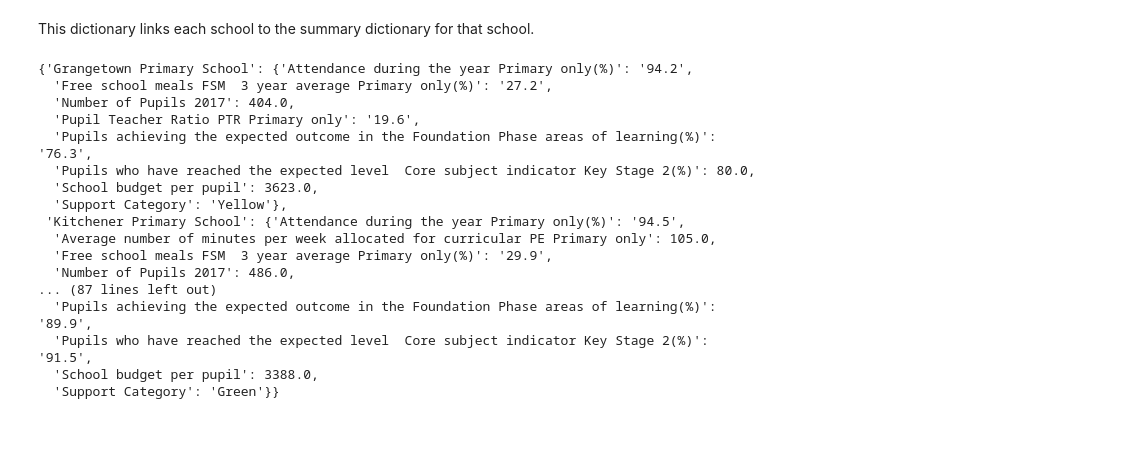
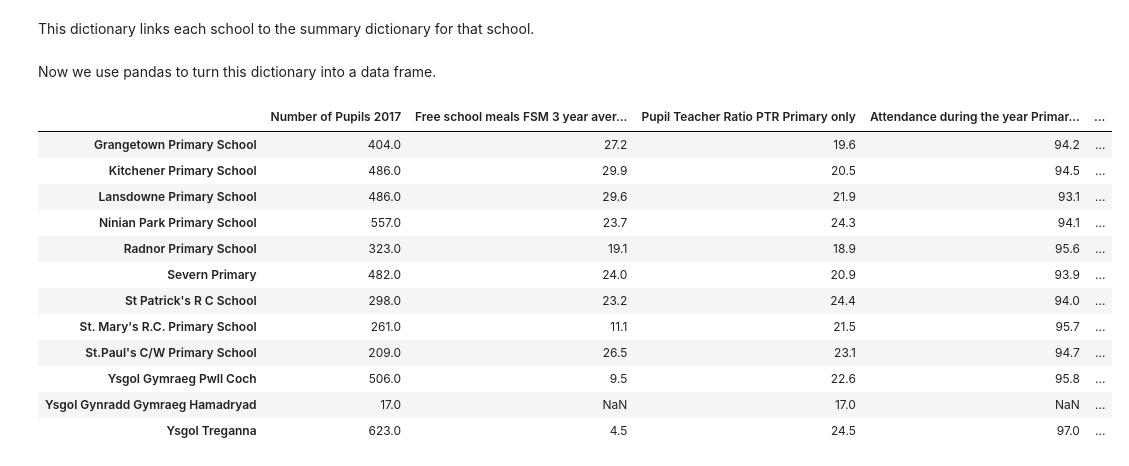
Before and after one commit to idorrington92/SRCDC_cardiff_data_analysis, a Jupyter notebook: codes/schools/my_local_school_webscraping.ipynb, the cells around one changed output. Cells and saved outputs as stored; diff of their text form; code cells hidden in the pictures; blank space fills up the shorter version.

Commit message:
Added some basic statistics on local schools and made a function to find all URLs for schools in a given district

```diff
--- a/codes/schools/my_local_school_webscraping.ipynb
+++ b/codes/schools/my_local_school_webscraping.ipynb
@@ -21,10 +22,17 @@ def make_school_URL_dict(schools):
         schoolURL_dict[school] = school_URLs[s]
     return schoolURL_dict
 # %%
-schoolURL_dict = make_school_URL_dict(list_of_schools)
+schoolURL_dict = make_school_URL_dict(local_schools)
 # %% [markdown]
 This next function takes the URL of a schools summary page and makes a dictionary listing the stats for that school.
 # %%
+def tofloat(string):
+    try:
+        output = float(string)
+    except ValueError:
+        output = string
+    return output
+
 def make_stat_dict(schoolURL):
     school_pages = requests.get(schoolURL)
     school_soup = BeautifulSoup(school_pages.content, 'html.parser')
@@ -32,7 +40,7 @@ def make_stat_dict(schoolURL):
     stat_dict = {}
     for i in range(len(summary)):
         stat = ''.join(char for char in list(summary[i].children)[1].getText() if char.isalnum() or char=='.')
-        if stat.isnumeric(): stat=float(stat)
+        stat = tofloat(stat)
         stat_name = (''.join(char for char in list(summary[i].children)[3].getText() if char.isalnum() or char==' ')).strip()
         if '%' in list(summary[i].children)[1].getText(): stat_name += "(%)"
         stat_dict[stat_name] = stat
@@ -40,26 +48,8 @@ def make_stat_dict(schoolURL):
 # %% [markdown]
 This dictionary links each school to the summary dictionary for that school.
 # %%
-the_grand_dict = {}
-for school in list_of_schools:
-    the_grand_dict[school] = make_stat_dict(schoolURL_dict[school])
+local_school_dict = {}
+for school in local_schools:
+    local_school_dict[school] = make_stat_dict(schoolURL_dict[school])
-# %%
-the_grand_dict
-# %% [output]
-{'Grangetown Primary School': {'Attendance during the year Primary only(%)': '94.2',
-  'Free school meals FSM  3 year average Primary only(%)': '27.2',
-  'Number of Pupils 2017': 404.0,
-  'Pupil Teacher Ratio PTR Primary only': '19.6',
-  'Pupils achieving the expected outcome in the Foundation Phase areas of learning(%)': '76.3',
-  'Pupils who have reached the expected level  Core subject indicator Key Stage 2(%)': 80.0,
-  'School budget per pupil': 3623.0,
-  'Support Category': 'Yellow'},
- 'Kitchener Primary School': {'Attendance during the year Primary only(%)': '94.5',
-  'Average number of minutes per week allocated for curricular PE Primary only': 105.0,
-  'Free school meals FSM  3 year average Primary only(%)': '29.9',
-  'Number of Pupils 2017': 486.0,
-... (87 lines left out)
-  'Pupils achieving the expected outcome in the Foundation Phase areas of learning(%)': '89.9',
-  'Pupils who have reached the expected level  Core subject indicator Key Stage 2(%)': '91.5',
-  'School budget per pupil': 3388.0,
-  'Support Category': 'Green'}}
+# %% [markdown]
+Now we use pandas to turn this dictionary into a data frame.
@@ -65,0 +58,18 @@ the_grand_dict
+# %%
+local_school_df = pd.DataFrame.from_dict(local_school_dict, orient='index')
+# %%
+local_school_df
+# %% [output]
+|  | Number of Pupils 2017 | Free school meals FSM 3 year aver... | Pupil Teacher Ratio PTR Primary only | Attendance during the year Primar... | ... |
+| Grangetown Primary School | 404.0 | 27.2 | 19.6 | 94.2 | ... |
+| Kitchener Primary School | 486.0 | 29.9 | 20.5 | 94.5 | ... |
+| Lansdowne Primary School | 486.0 | 29.6 | 21.9 | 93.1 | ... |
+| Ninian Park Primary School | 557.0 | 23.7 | 24.3 | 94.1 | ... |
+| Radnor Primary School | 323.0 | 19.1 | 18.9 | 95.6 | ... |
+| Severn Primary | 482.0 | 24.0 | 20.9 | 93.9 | ... |
+| St Patrick's R C School | 298.0 | 23.2 | 24.4 | 94.0 | ... |
+| St. Mary's R.C. Primary School | 261.0 | 11.1 | 21.5 | 95.7 | ... |
+| St.Paul's C/W Primary School | 209.0 | 26.5 | 23.1 | 94.7 | ... |
+| Ysgol Gymraeg Pwll Coch | 506.0 | 9.5 | 22.6 | 95.8 | ... |
+| Ysgol Gynradd Gymraeg Hamadryad | 17.0 | NaN | 17.0 | NaN | ... |
+| Ysgol Treganna | 623.0 | 4.5 | 24.5 | 97.0 | ... |
```
Also changed, not shown: parts of 17 cells of this notebook.
